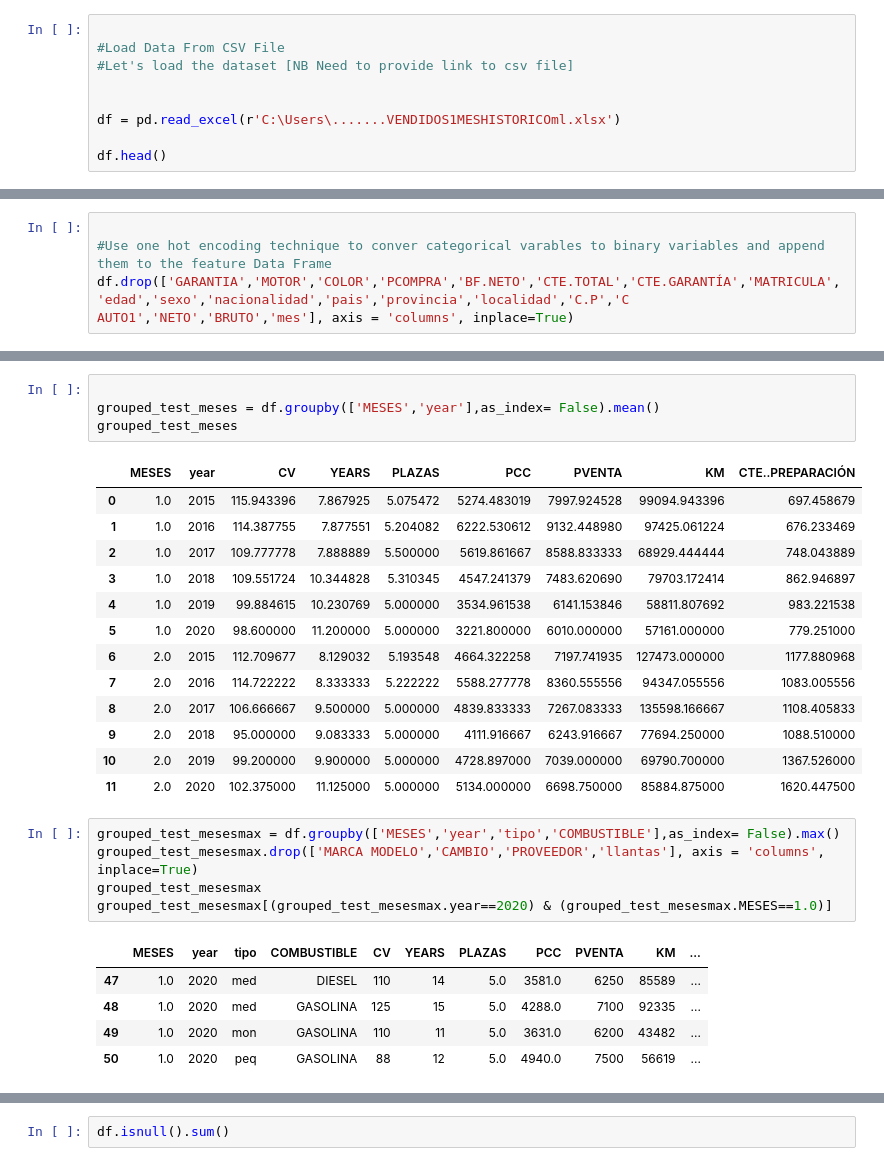
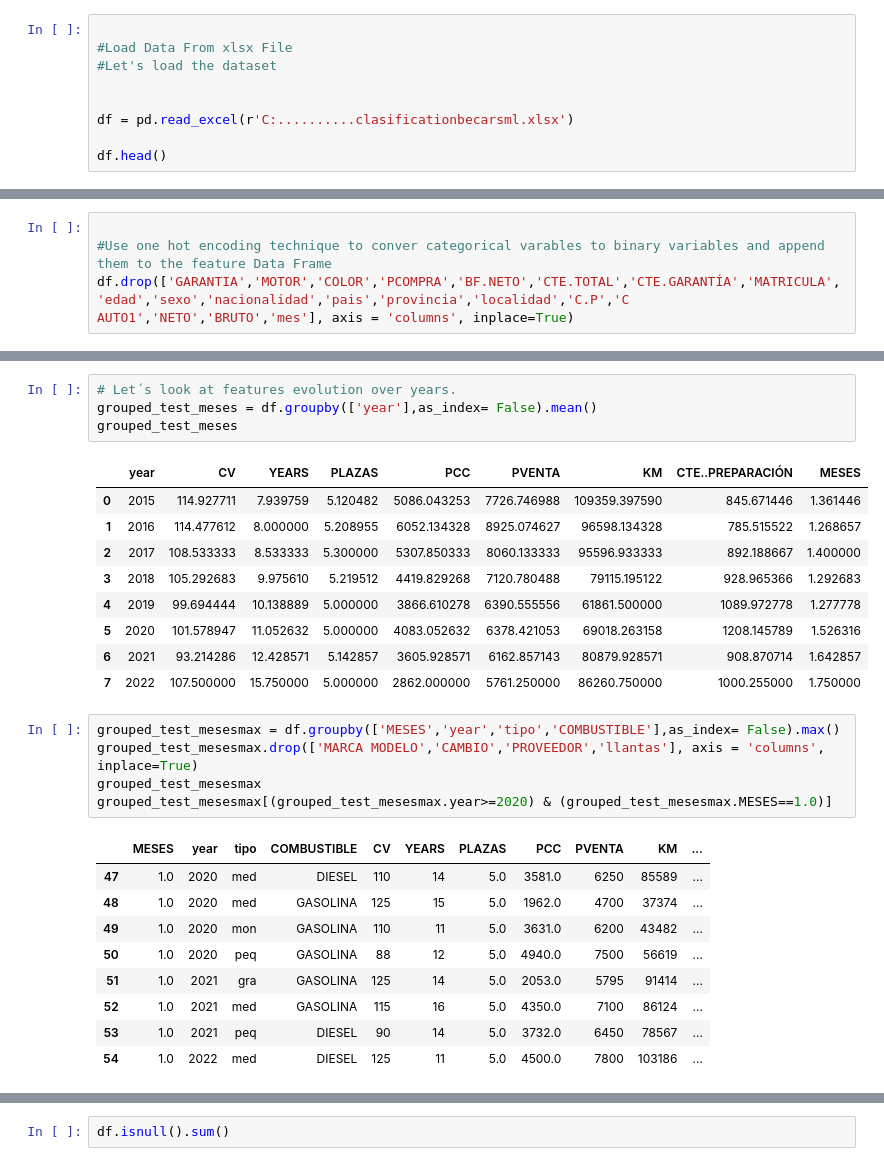
Before and after one commit to djinasarre/becars, a Jupyter notebook: Classificationbecars-Copy1.ipynb, the cells around one changed output, grey strips where cells are left out. Drawn from its saved outputs; the diff is of its cells as text.

```diff
--- a/Classificationbecars-Copy1.ipynb
+++ b/Classificationbecars-Copy1.ipynb
@@ -17,11 +17,11 @@ from sklearn import preprocessing
 %matplotlib inline
 # %%
 
-#Load Data From CSV File
-#Let's load the dataset [NB Need to provide link to csv file]
+#Load Data From xlsx File
+#Let's load the dataset
 
 
-df = pd.read_excel(r'C:\Users\.......VENDIDOS1MESHISTORICOml.xlsx')
+df = pd.read_excel(r'C:..........clasificationbecarsml.xlsx')
 
 df.head()
 # %% [output]
@@ -83,29 +83,29 @@ grouped_test_meses
 # %%
-
-grouped_test_meses = df.groupby(['MESES','year'],as_index= False).mean()
+# Let´s look at features evolution over years.
+grouped_test_meses = df.groupby(['year'],as_index= False).mean()
 grouped_test_meses
 # %% [output]
-|  | MESES | year | CV | YEARS | PLAZAS | PCC | PVENTA | KM | CTE..PREPARACIÓN |
-| 0 | 1.0 | 2015 | 115.943396 | 7.867925 | 5.075472 | 5274.483019 | 7997.924528 | 99094.943396 | 697.458679 |
-| 1 | 1.0 | 2016 | 114.387755 | 7.877551 | 5.204082 | 6222.530612 | 9132.448980 | 97425.061224 | 676.233469 |
-| 2 | 1.0 | 2017 | 109.777778 | 7.888889 | 5.500000 | 5619.861667 | 8588.833333 | 68929.444444 | 748.043889 |
-| 3 | 1.0 | 2018 | 109.551724 | 10.344828 | 5.310345 | 4547.241379 | 7483.620690 | 79703.172414 | 862.946897 |
-| 4 | 1.0 | 2019 | 99.884615 | 10.230769 | 5.000000 | 3534.961538 | 6141.153846 | 58811.807692 | 983.221538 |
-| 5 | 1.0 | 2020 | 98.600000 | 11.200000 | 5.000000 | 3221.800000 | 6010.000000 | 57161.000000 | 779.251000 |
-| 6 | 2.0 | 2015 | 112.709677 | 8.129032 | 5.193548 | 4664.322258 | 7197.741935 | 127473.000000 | 1177.880968 |
-| 7 | 2.0 | 2016 | 114.722222 | 8.333333 | 5.222222 | 5588.277778 | 8360.555556 | 94347.055556 | 1083.005556 |
-| 8 | 2.0 | 2017 | 106.666667 | 9.500000 | 5.000000 | 4839.833333 | 7267.083333 | 135598.166667 | 1108.405833 |
-| 9 | 2.0 | 2018 | 95.000000 | 9.083333 | 5.000000 | 4111.916667 | 6243.916667 | 77694.250000 | 1088.510000 |
-| 10 | 2.0 | 2019 | 99.200000 | 9.900000 | 5.000000 | 4728.897000 | 7039.000000 | 69790.700000 | 1367.526000 |
-| 11 | 2.0 | 2020 | 102.375000 | 11.125000 | 5.000000 | 5134.000000 | 6698.750000 | 85884.875000 | 1620.447500 |
+|  | year | CV | YEARS | PLAZAS | PCC | PVENTA | KM | CTE..PREPARACIÓN | MESES |
+| 0 | 2015 | 114.927711 | 7.939759 | 5.120482 | 5086.043253 | 7726.746988 | 109359.397590 | 845.671446 | 1.361446 |
+| 1 | 2016 | 114.477612 | 8.000000 | 5.208955 | 6052.134328 | 8925.074627 | 96598.134328 | 785.515522 | 1.268657 |
+| 2 | 2017 | 108.533333 | 8.533333 | 5.300000 | 5307.850333 | 8060.133333 | 95596.933333 | 892.188667 | 1.400000 |
+| 3 | 2018 | 105.292683 | 9.975610 | 5.219512 | 4419.829268 | 7120.780488 | 79115.195122 | 928.965366 | 1.292683 |
+| 4 | 2019 | 99.694444 | 10.138889 | 5.000000 | 3866.610278 | 6390.555556 | 61861.500000 | 1089.972778 | 1.277778 |
+| 5 | 2020 | 101.578947 | 11.052632 | 5.000000 | 4083.052632 | 6378.421053 | 69018.263158 | 1208.145789 | 1.526316 |
+| 6 | 2021 | 93.214286 | 12.428571 | 5.142857 | 3605.928571 | 6162.857143 | 80879.928571 | 908.870714 | 1.642857 |
+| 7 | 2022 | 107.500000 | 15.750000 | 5.000000 | 2862.000000 | 5761.250000 | 86260.750000 | 1000.255000 | 1.750000 |
 # %%
 grouped_test_mesesmax = df.groupby(['MESES','year','tipo','COMBUSTIBLE'],as_index= False).max()
 grouped_test_mesesmax.drop(['MARCA MODELO','CAMBIO','PROVEEDOR','llantas'], axis = 'columns', inplace=True)
 grouped_test_mesesmax
-grouped_test_mesesmax[(grouped_test_mesesmax.year==2020) & (grouped_test_mesesmax.MESES==1.0)]
+grouped_test_mesesmax[(grouped_test_mesesmax.year>=2020) & (grouped_test_mesesmax.MESES==1.0)]
 # %% [output]
 |  | MESES | year | tipo | COMBUSTIBLE | CV | YEARS | PLAZAS | PCC | PVENTA | KM | ... |
 | 47 | 1.0 | 2020 | med | DIESEL | 110 | 14 | 5.0 | 3581.0 | 6250 | 85589 | ... |
-| 48 | 1.0 | 2020 | med | GASOLINA | 125 | 15 | 5.0 | 4288.0 | 7100 | 92335 | ... |
+| 48 | 1.0 | 2020 | med | GASOLINA | 125 | 15 | 5.0 | 1962.0 | 4700 | 37374 | ... |
 | 49 | 1.0 | 2020 | mon | GASOLINA | 110 | 11 | 5.0 | 3631.0 | 6200 | 43482 | ... |
 | 50 | 1.0 | 2020 | peq | GASOLINA | 88 | 12 | 5.0 | 4940.0 | 7500 | 56619 | ... |
+| 51 | 1.0 | 2021 | gra | GASOLINA | 125 | 14 | 5.0 | 2053.0 | 5795 | 91414 | ... |
+| 52 | 1.0 | 2021 | med | GASOLINA | 115 | 16 | 5.0 | 4350.0 | 7100 | 86124 | ... |
+| 53 | 1.0 | 2021 | peq | DIESEL | 90 | 14 | 5.0 | 3732.0 | 6450 | 78567 | ... |
+| 54 | 1.0 | 2022 | med | DIESEL | 125 | 11 | 5.0 | 4500.0 | 7800 | 103186 | ... |
```
Also changed, not shown: parts of 42 cells of this notebook.
